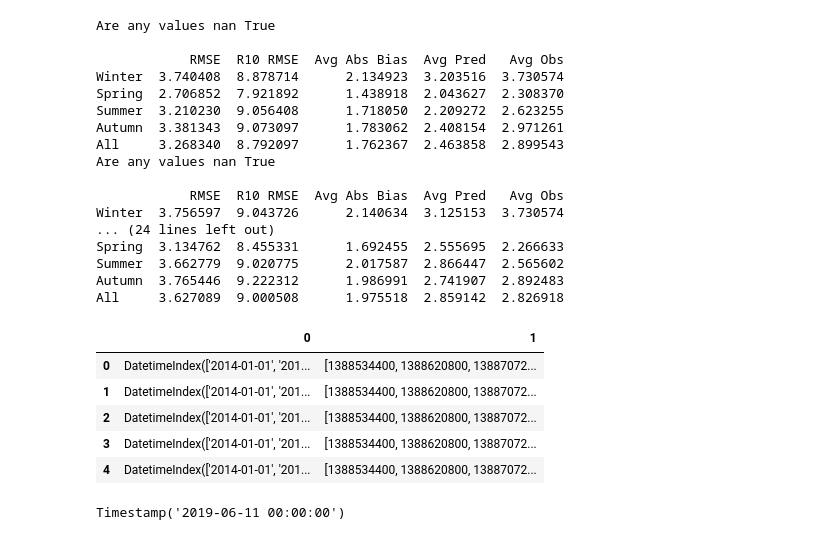
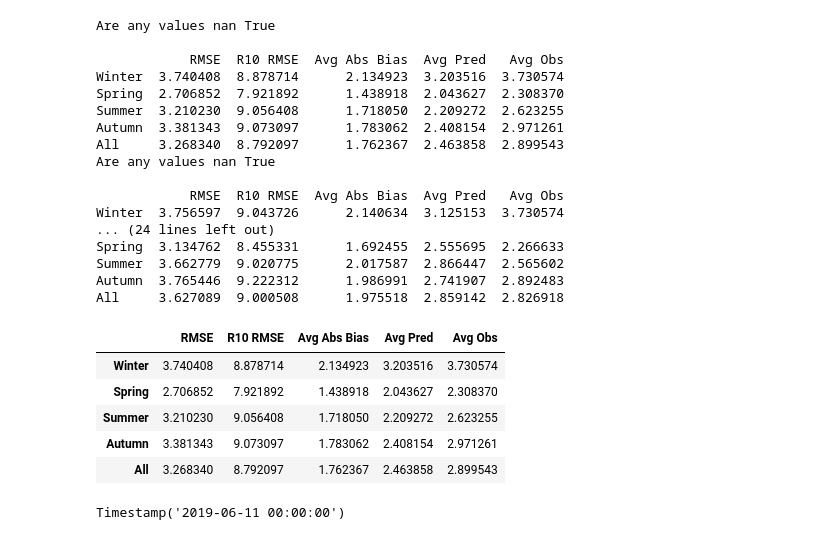
Before and after one commit to Rilwan-Adewoyin/TRUNET, a Jupyter notebook: Viualizations.ipynb, the cells around one changed output. Drawn from its saved outputs; the diff is of its cells as text; code cells hidden in the pictures.

```diff
--- a/Viualizations.ipynb
+++ b/Viualizations.ipynb
@@ -695,15 +696,15 @@ Spring  3.134762  8.455331      1.692455  2.555695  2.266633
 Summer  3.662779  9.020775      2.017587  2.866447  2.565602
 Autumn  3.765446  9.222312      1.986991  2.741907  2.892483
 All     3.627089  9.000508      1.975518  2.859142  2.826918
-# %%
-df_seasons
-# %% [output]
-|  | 0 | 1 |
-| 0 | DatetimeIndex(['2014-01-01', '201... | [1388534400, 1388620800, 13887072... |
-| 1 | DatetimeIndex(['2014-01-01', '201... | [1388534400, 1388620800, 13887072... |
-| 2 | DatetimeIndex(['2014-01-01', '201... | [1388534400, 1388620800, 13887072... |
-| 3 | DatetimeIndex(['2014-01-01', '201... | [1388534400, 1388620800, 13887072... |
-| 4 | DatetimeIndex(['2014-01-01', '201... | [1388534400, 1388620800, 13887072... |
+# %%
+li_df_season_summary[0]
+# %% [output]
+|  | RMSE | R10 RMSE | Avg Abs Bias | Avg Pred | Avg Obs |
+| Winter | 3.740408 | 8.878714 | 2.134923 | 3.203516 | 3.730574 |
+| Spring | 2.706852 | 7.921892 | 1.438918 | 2.043627 | 2.308370 |
+| Summer | 3.210230 | 9.056408 | 1.718050 | 2.209272 | 2.623255 |
+| Autumn | 3.381343 | 9.073097 | 1.783062 | 2.408154 | 2.971261 |
+| All | 3.268340 | 8.792097 | 1.762367 | 2.463858 | 2.899543 |
 # %%
 pd_tss, tss = dict_scores_seasons
 # %%
```
Also changed, not shown: parts of 1 cell of this notebook, 1 other file.
